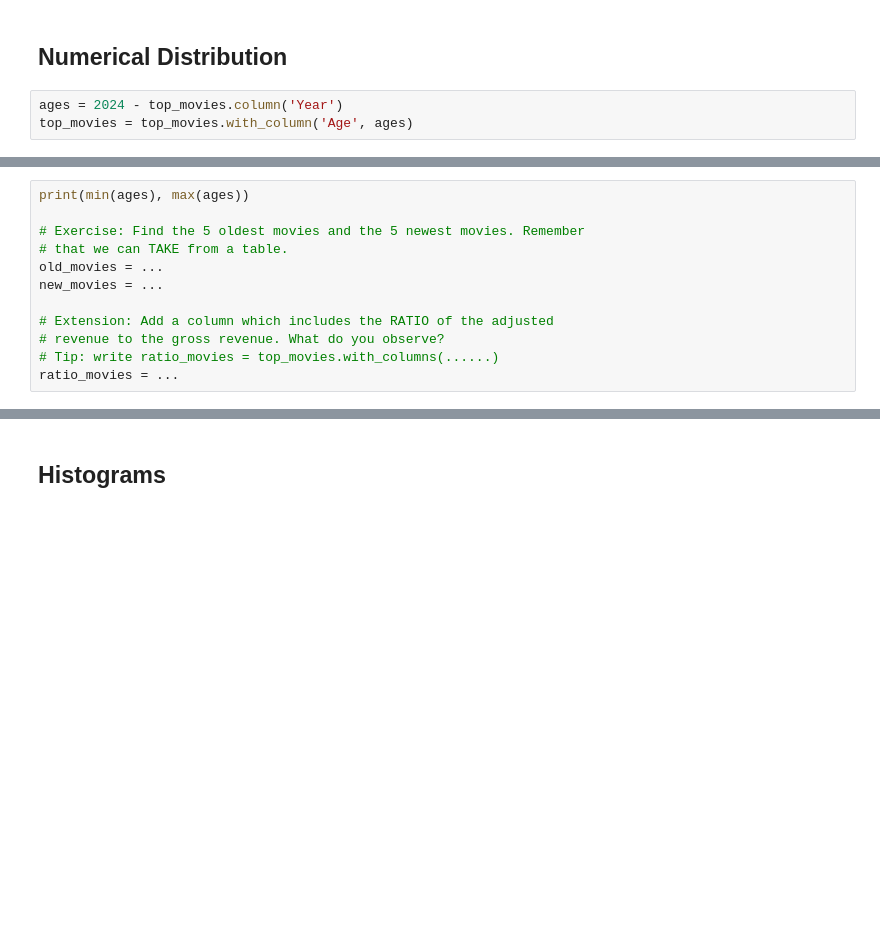
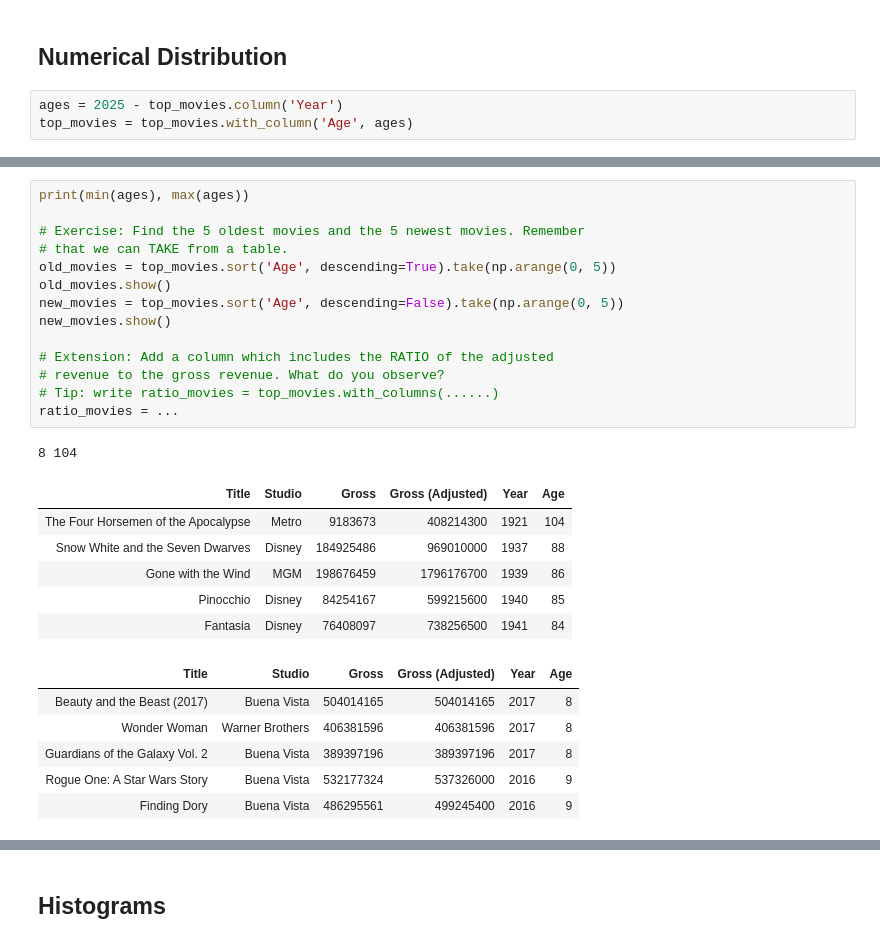
Before and after one commit to rosemariebongers/DSC-008-Fall-2025, a Jupyter notebook: lectures/06_bars_and_histograms.ipynb, the cells around one changed output, grey strips where cells are left out. Saved outputs shown, nothing was run; the diff lists cells and outputs as text; blank space fills up the shorter version.

```diff
--- a/lectures/06_bars_and_histograms.ipynb
+++ b/lectures/06_bars_and_histograms.ipynb
@@ -34,7 +107,7 @@ studio_distribution.sort('count', descending=True).barh('Studio')
 # %% [markdown]
 ## Numerical Distribution ##
 # %%
-ages = 2024 - top_movies.column('Year')
+ages = 2025 - top_movies.column('Year')
 top_movies = top_movies.with_column('Age', ages)
 # %%
 top_movies
@@ -41,14 +127,30 @@ top_movies
 # %%
 print(min(ages), max(ages))
 
 # Exercise: Find the 5 oldest movies and the 5 newest movies. Remember
 # that we can TAKE from a table.
-old_movies = ...
-new_movies = ...
+old_movies = top_movies.sort('Age', descending=True).take(np.arange(0, 5))
+old_movies.show()
+new_movies = top_movies.sort('Age', descending=False).take(np.arange(0, 5))
+new_movies.show()
 
 # Extension: Add a column which includes the RATIO of the adjusted
 # revenue to the gross revenue. What do you observe?
 # Tip: write ratio_movies = top_movies.with_columns(......)
 ratio_movies = ...
+# %% [output]
+8 104
+| Title | Studio | Gross | Gross (Adjusted) | Year | Age |
+| The Four Horsemen of the Apocalypse | Metro | 9183673 | 408214300 | 1921 | 104 |
+| Snow White and the Seven Dwarves | Disney | 184925486 | 969010000 | 1937 | 88 |
+| Gone with the Wind | MGM | 198676459 | 1796176700 | 1939 | 86 |
+| Pinocchio | Disney | 84254167 | 599215600 | 1940 | 85 |
+| Fantasia | Disney | 76408097 | 738256500 | 1941 | 84 |
+| Title | Studio | Gross | Gross (Adjusted) | Year | Age |
+| Beauty and the Beast (2017) | Buena Vista | 504014165 | 504014165 | 2017 | 8 |
+| Wonder Woman | Warner Brothers | 406381596 | 406381596 | 2017 | 8 |
+| Guardians of the Galaxy Vol. 2 | Buena Vista | 389397196 | 389397196 | 2017 | 8 |
+| Rogue One: A Star Wars Story | Buena Vista | 532177324 | 537326000 | 2016 | 9 |
+| Finding Dory | Buena Vista | 486295561 | 499245400 | 2016 | 9 |
 # %%
 top_movies.bin('Age', bins = np.arange(0, 101, 25))
```
Also changed, not shown: parts of 17 cells of this notebook, 2 other files.
